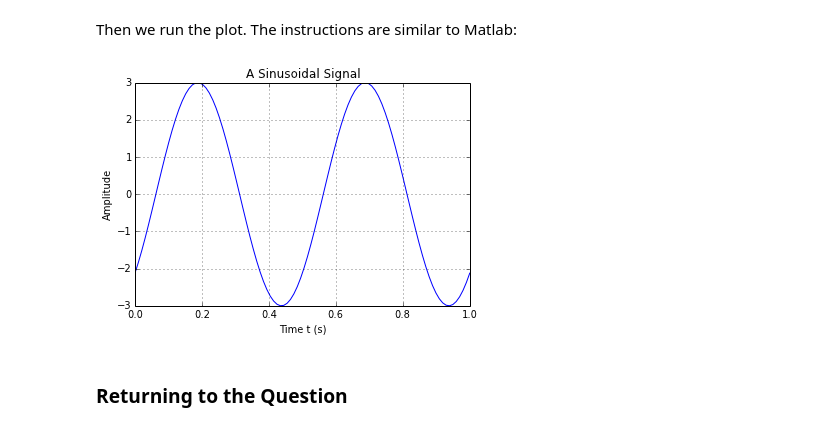
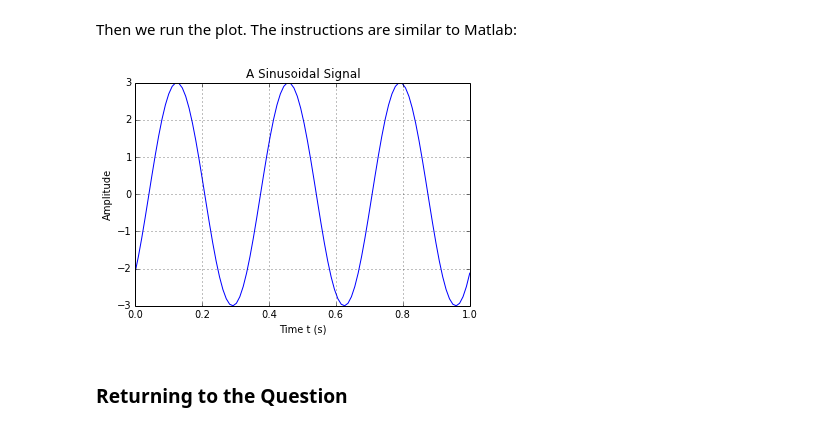
Before and after one commit to cpjobling/EG-247-Resources, a Jupyter notebook: introduction/Introduction.ipynb, the cells around one changed output. Saved outputs shown, nothing was run; the diff lists cells and outputs as text; code cells hidden in the pictures.

Commit message:
Update a figure

```diff
--- a/introduction/Introduction.ipynb
+++ b/introduction/Introduction.ipynb
@@ -80,15 +80,15 @@ from pylab import *
 Then we run the plot. The instructions are similar to Matlab:
 # %%
 t = np.linspace(0, 1, 100)
-x = 3 * np.cos(2*pi * 2*t - 3*pi/4)
+x = 3 * np.cos(2*pi * 3*t - 3*pi/4)
 
 plot(t, x)
 title('A Sinusoidal Signal ')
 xlabel('Time t (s)')
 ylabel('Amplitude')
 grid()
 # %% [output]
-[figure, old version]
+[figure, new version]
 # %% [markdown]
 ### Returning to the Question
 # %% [markdown]
```
